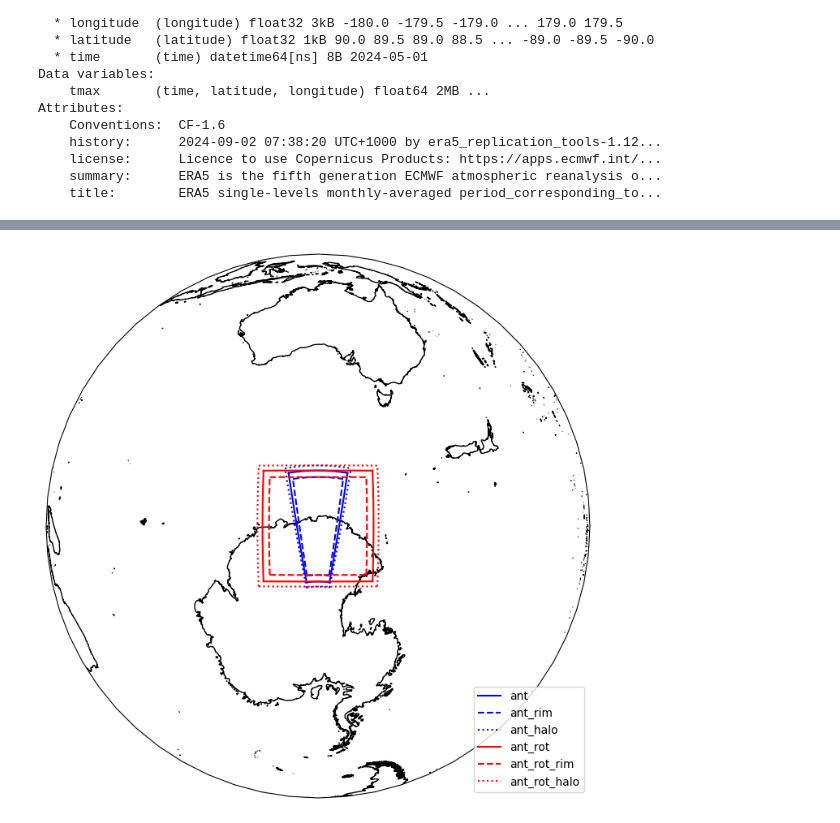
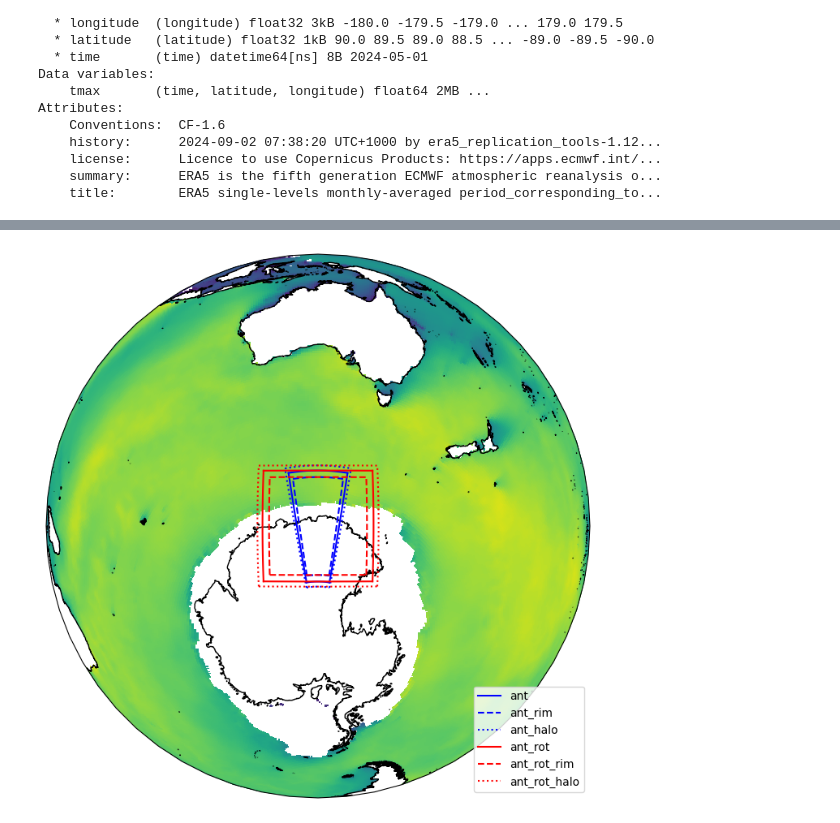
Before and after one commit to 21centuryweather/UM_configuration_tools, a Jupyter notebook: UM_plot_domain.ipynb, the cells around one changed output, grey strips where cells are left out. Cells and saved outputs as stored; diff of their text form; code cells hidden in the pictures.

```diff
--- a/UM_plot_domain.ipynb
+++ b/UM_plot_domain.ipynb
@@ -43,5 +45,5 @@ def draw_box_corners(ax, name: str, corners: T.Tuple[float, float, float, float]
     ax.plot([x0]*lats.size, lats, transform=crs, **kwargs)
     ax.plot([x1]*lats.size, lats, transform=crs, **kwargs)
 # %%
-ERA5_temp_file = Path('/g/data/rt52/era5/single-levels/monthly-averaged/tmax/2024/tmax_era5_wamo_sfc_20240501-20240531.nc')
+ERA5_wave_file = Path('/g/data/rt52/era5/single-levels/monthly-averaged/tmax/2024/tmax_era5_wamo_sfc_20240501-20240531.nc')
 # %%
@@ -96,0 +103,8 @@ plt.tight_layout()
+# %%
+# Use iris
+plt.figure(figsize=(7,7))
+ax = plt.axes(projection=ccrs.PlateCarree())
+
+ERA5_cube = iris.load_cube(ERA5_wave_file)
+
+iris.plot.pcolormesh(ERA5_cube[0], axes=ax)
@@ -97,17 +114,17 @@ plt.tight_layout()
 # %%
 # Rotated pole example
 CENTRE=[-68.0,130.0]
 RES=[0.135,0.135]
 SIZE=[150,150]
 plt.figure(figsize=(7,7))
 ax = plt.axes(projection=ccrs.NearsidePerspective(central_latitude=-68, central_longitude=130))
-
+iris.plot.pcolormesh(ERA5_cube[0], axes=ax)
 plot_region(ax, 'ant', centre=CENTRE, res=RES, size=SIZE, color='b')
 plot_region(ax, 'ant_rot', centre=[0,0], res=RES, size=SIZE, pole=[90+68,180+130], color='r')
 
 ax.set_global()
 ax.coastlines('10m')
 ax.legend(loc='lower right');
 plt.tight_layout()
 # %% [output]
-[figure, old version]
+[figure, new version]
```
Also changed, not shown: parts of 6 cells of this notebook.
